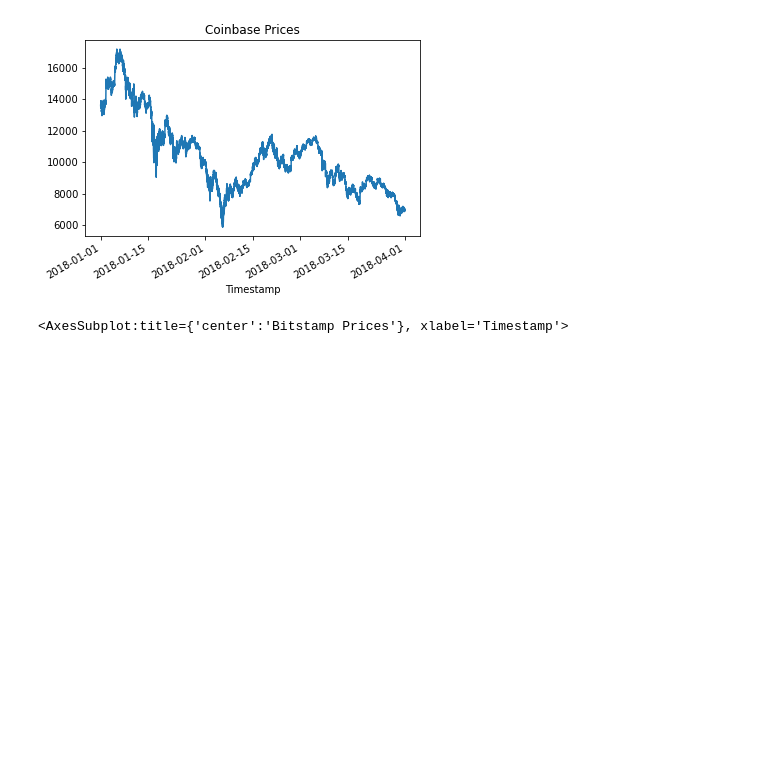
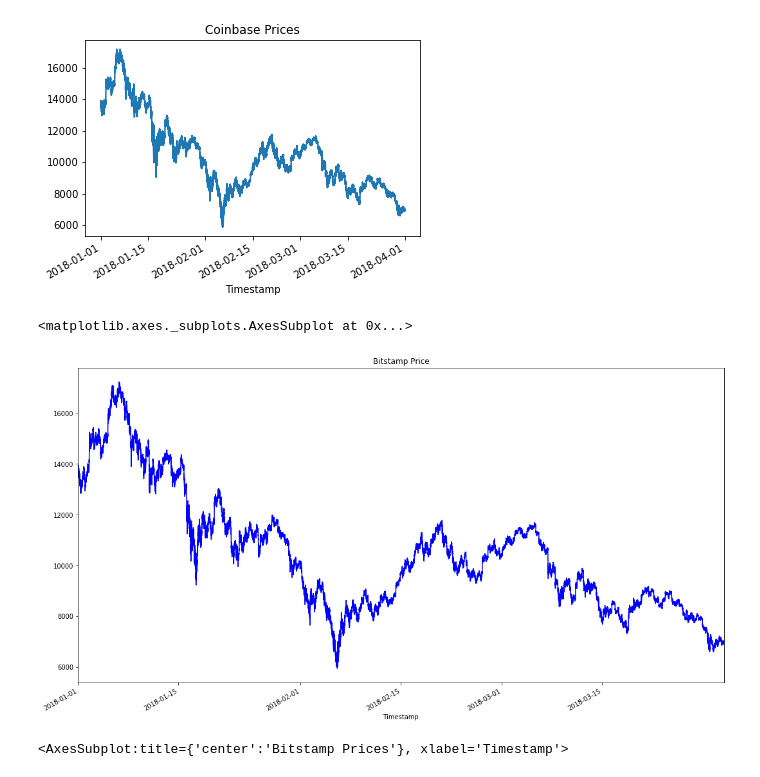
Before and after one commit to KellenCrimson/loan_qualifier_app, a Jupyter notebook: crypto_arbitrage.ipynb, the cells around one changed output. Saved outputs shown, nothing was run; the diff lists cells and outputs as text; code cells hidden in the pictures; blank space fills up the shorter version.

```diff
--- a/crypto_arbitrage.ipynb
+++ b/crypto_arbitrage.ipynb
@@ -183,3 +184,5 @@ bitstamp_sliced = # YOUR CODE HERE
 | 2018-01-01 00:02:00 | 13610.22 |
 | 2018-01-01 00:03:00 | 13639.09 |
 | 2018-01-01 00:04:00 | 13620.00 |
+# %%
+bitstamp_sliced = bitstamp.loc[:, "Close"]
@@ -242,6 +295,11 @@ Sort through the time series data associated with the bitstamp and coinbase Data
 # %% [output]
 <AxesSubplot:title={'center':'Coinbase Prices'}, xlabel='Timestamp'>
 [figure]
+# %%
+bitstamp_sliced.plot(figsize=(18,10), title = "Bitstamp Price", color = "blue")
+# %% [output]
+<matplotlib.axes._subplots.AxesSubplot at 0x...>
+[figure, added]
 # %%
 # Create a line plot for the coinbase DataFrame for the full length of time in the dataset
 # Be sure that the figure size, title, and color are tailored to each visualization
```
Also changed, not shown: parts of 19 cells of this notebook, 8 other files.
